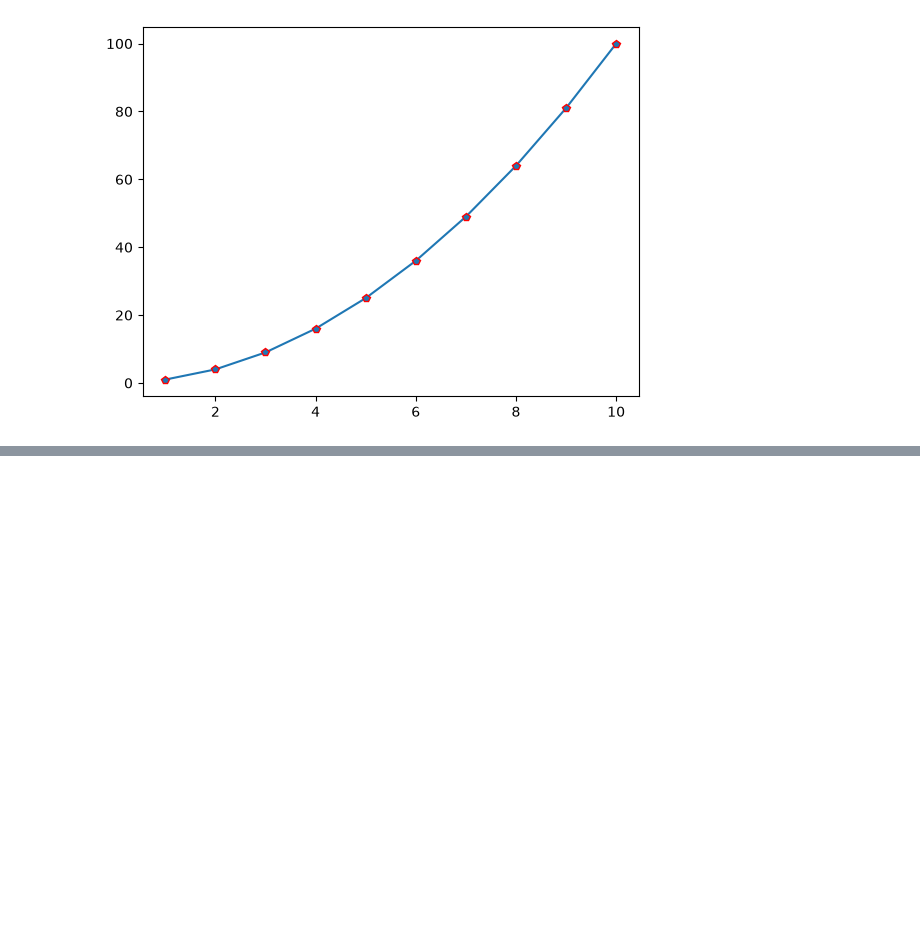
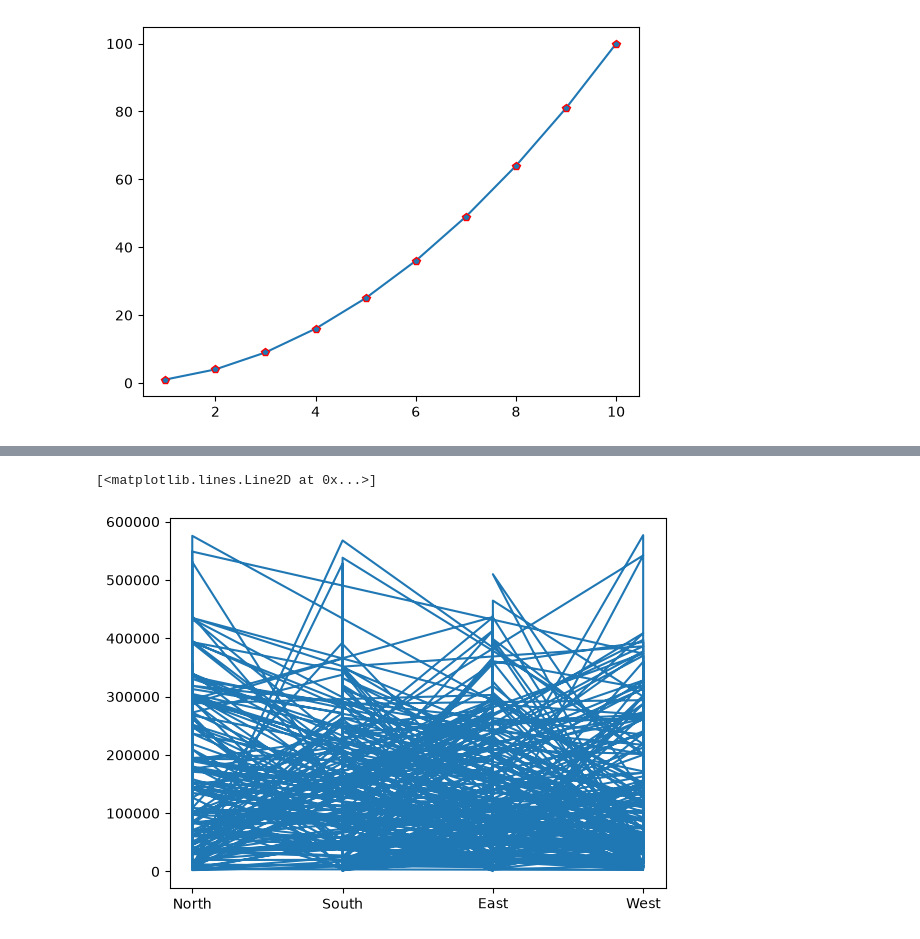
Before and after one commit to avnish-007/temp-repo, a Jupyter notebook: matplotlib_practice.ipynb, the cells around one changed output, grey strips where cells are left out. Cells and saved outputs as stored; diff of their text form; code cells hidden in the pictures; blank space fills up the shorter version.

Commit message:
matplotlib practice

```diff
--- a/matplotlib_practice.ipynb
+++ b/matplotlib_practice.ipynb
@@ -49,0 +81,3 @@ plt.plot(x,y,marker='p',markeredgecolor='red')
+# %%
+sa = pd.read_csv('https://raw.githubusercontent.com/Taj1920/Data-Analysis-Datasets/refs/heads/main/Datasets-Practice/sales_data_boolean_filtering.csv')
+sa
@@ -49,0 +145,5 @@ plt.plot(x,y,marker='p',markeredgecolor='red')
+# %%
+plt.plot(sa['Region'],sa['TotalSales'])
+# %% [output]
+[<matplotlib.lines.Line2D at 0x...>]
+[figure, added]
```
Also changed, not shown: parts of 16 cells of this notebook.
